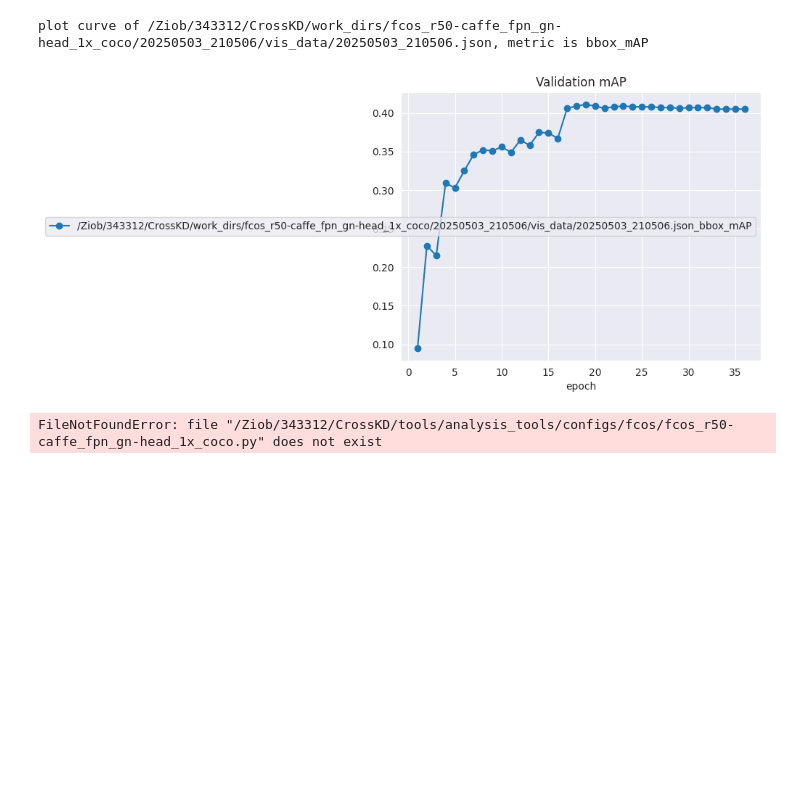
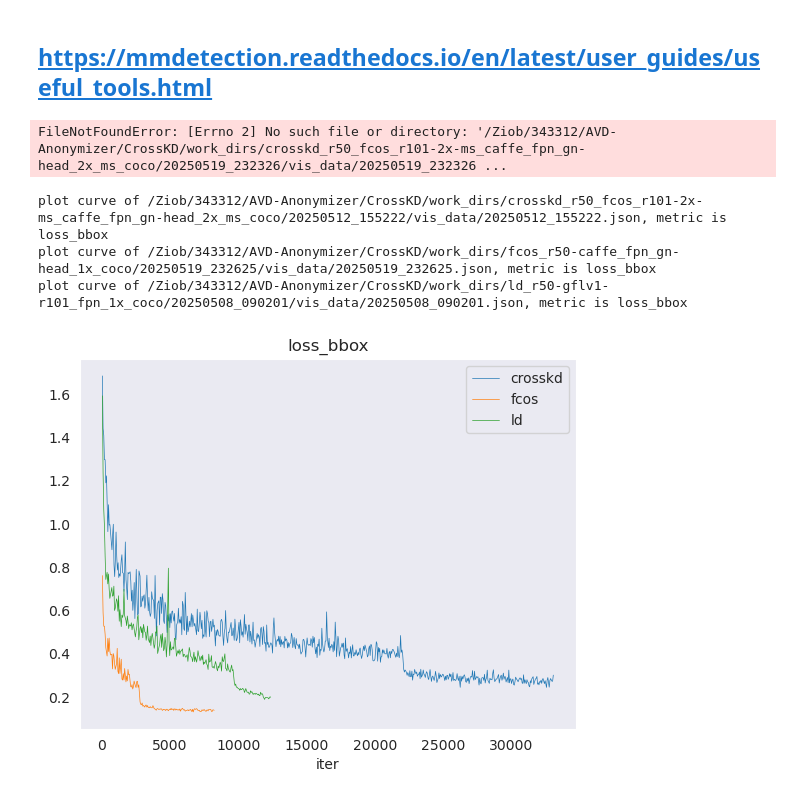
Before and after one commit to wenjie-hoo/AVD-Anonymizer, a Jupyter notebook: CrossKD/tools/analysis_tools/analysis_logs.ipynb, the cells around one changed output. Drawn from its saved outputs; the diff is of its cells as text; code cells hidden in the pictures; blank space fills up the shorter version.

```diff
--- a/CrossKD/tools/analysis_tools/analysis_logs.ipynb
+++ b/CrossKD/tools/analysis_tools/analysis_logs.ipynb
@@ -1 +1,3 @@
+# %% [markdown]
+## https://mmdetection.readthedocs.io/en/latest/user_guides/useful_tools.html
 # %%
@@ -3,39 +8,40 @@ from analyze_logs import *
 # %%
-import sys
-log_path= "/Ziob/343312/CrossKD/work_dirs/fcos_r50-caffe_fpn_gn-head_1x_coco/20250503_210506/vis_data/20250503_210506.json"
-
-sys.argv = [
-    "script.py",
-    "plot_curve",
-    log_path,
-    "--keys", "bbox_mAP",
-    "--style", "darkgrid",
-    "--title", "Validation mAP"
-]
-
-main()
+fcos = "/Ziob/343312/AVD-Anonymizer/CrossKD/work_dirs/fcos_r50-caffe_fpn_gn-head_1x_coco/20250517_235819/vis_data/20250517_235819.json"
+crosskd = "/Ziob/343312/AVD-Anonymizer/CrossKD/work_dirs/crosskd_r50_fcos_r101-2x-ms_caffe_fpn_gn-head_2x_ms_coco/20250519_232326/vis_data/20250519_232326.json"
+ld = "/Ziob/343312/AVD-Anonymizer/CrossKD/work_dirs/ld_r50-gflv1-r101_fpn_1x_coco/20250508_090201/vis_data/20250508_090201.json"
-# %% [output]
-plot curve of /Ziob/343312/CrossKD/work_dirs/fcos_r50-caffe_fpn_gn-head_1x_coco/20250503_210506/vis_data/20250503_210506.json, metric is bbox_mAP
-[figure, removed]
 # %%
-import sys
-import os
-
-# sys.path.append("tools/analysis_tools")
-
-from analyze_results import main
+args = SimpleNamespace(
+    json_logs=[crosskd, fcos, ld],
+    keys=['loss_cls'],
+    start_epoch='0',
+    eval_interval='10',
+    title='loss_cls',
+    legend=['crosskd','fcos','ld'],
+#     legend=['crosskd'],
+    backend=None,
+    style='dark',
+    out=None
+)
+log_dicts = load_json_logs(args.json_logs)
+plot_curve(log_dicts, args)
+# %% [output]
+FileNotFoundError: [Errno 2] No such file or directory: '/Ziob/343312/AVD-Anonymizer/CrossKD/work_dirs/crosskd_r50_fcos_r101-2x-ms_caffe_fpn_gn-head_2x_ms_coco/20250519_232326/vis_data/20250519_232326 ...
-# %%
-
-sys.argv = [
-    "analyze_results.py",
-    "configs/fcos/fcos_r50-caffe_fpn_gn-head_1x_coco.py",
-    "./results.pkl",
-    "work_dir/fcos_r50-caffe_fpn_gn-head_1x_coco/show_results",         # where to save visualizations
-    "--topk", "20",
-    "--show-score-thr", "0.3",
-    "--show"                       # optional, shows images inline
-]
-
-main()
-# %% [output]
-FileNotFoundError: file "/Ziob/343312/CrossKD/tools/analysis_tools/configs/fcos/fcos_r50-caffe_fpn_gn-head_1x_coco.py" does not exist
+# %%
+args = SimpleNamespace(
+    json_logs=[crosskd, fcos,ld],
+    keys=['loss_bbox'],
+    start_epoch='0',
+    eval_interval='1',
+    title='loss_bbox',
+    legend=['crosskd','fcos','ld'],
+    backend=None,
+    style='dark',
+    out=None
+)
+log_dicts = load_json_logs(args.json_logs)
+plot_curve(log_dicts, args)
+# %% [output]
+plot curve of /Ziob/343312/AVD-Anonymizer/CrossKD/work_dirs/crosskd_r50_fcos_r101-2x-ms_caffe_fpn_gn-head_2x_ms_coco/20250512_155222/vis_data/20250512_155222.json, metric is loss_bbox
+plot curve of /Ziob/343312/AVD-Anonymizer/CrossKD/work_dirs/fcos_r50-caffe_fpn_gn-head_1x_coco/20250519_232625/vis_data/20250519_232625.json, metric is loss_bbox
+plot curve of /Ziob/343312/AVD-Anonymizer/CrossKD/work_dirs/ld_r50-gflv1-r101_fpn_1x_coco/20250508_090201/vis_data/20250508_090201.json, metric is loss_bbox
+[figure, added]
```
Also changed, not shown: parts of 3 cells of this notebook, 9 other files.
